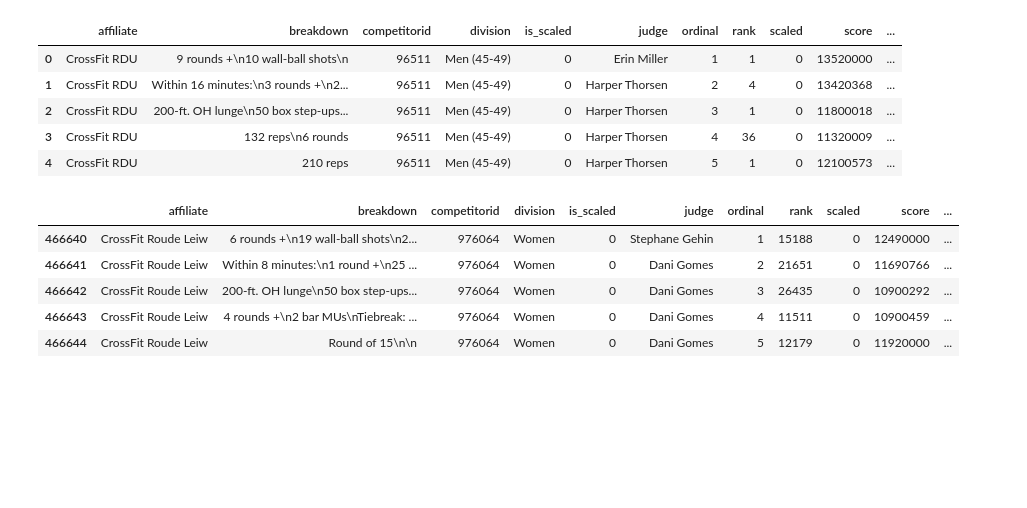
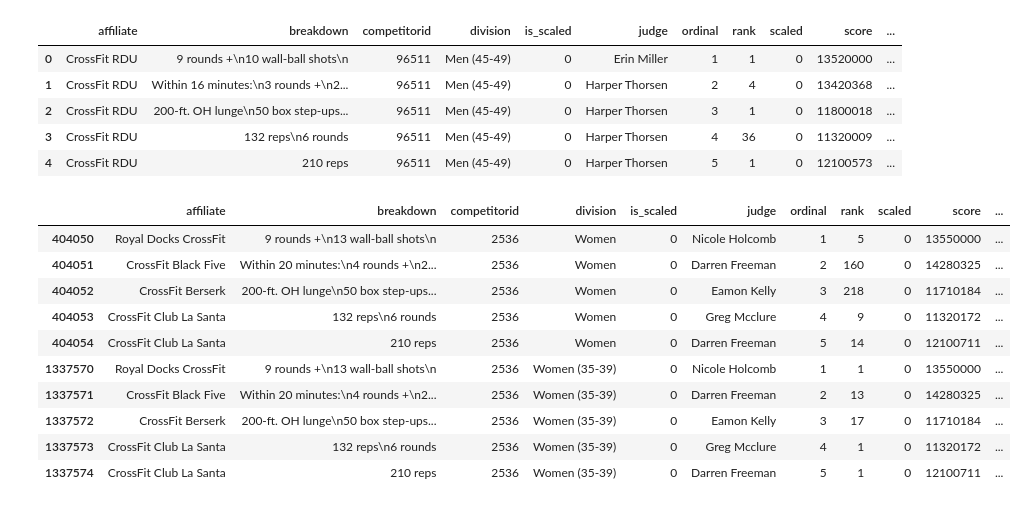
Before and after one commit to Pabsm94/DataScientist_Nanodegree_Udacity, a Jupyter notebook: [DS Nanodegree] - Project 1.ipynb, the cells around one changed output. Saved outputs shown, nothing was run; the diff lists cells and outputs as text; code cells hidden in the pictures; blank space fills up the shorter version.

```diff
--- a/[DS Nanodegree] - Project 1.ipynb
+++ b/[DS Nanodegree] - Project 1.ipynb
@@ -269,15 +291,25 @@ crossfit_open_scores_2019.head()
 | 2 | CrossFit RDU | 200-ft. OH lunge\n50 box step-ups... | 96511 | Men (45-49) | 0 | Harper Thorsen | 3 | 1 | 0 | 11800018 | ... |
 | 3 | CrossFit RDU | 132 reps\n6 rounds | 96511 | Men (45-49) | 0 | Harper Thorsen | 4 | 36 | 0 | 11320009 | ... |
 | 4 | CrossFit RDU | 210 reps | 96511 | Men (45-49) | 0 | Harper Thorsen | 5 | 1 | 0 | 12100573 | ... |
-# %%
-crossfit_open_scores_2019.loc[crossfit_open_scores_2019.competitorid==976064]
-# %% [output]
-|  | affiliate | breakdown | competitorid | division | is_scaled | judge | ordinal | rank | scaled | score | ... |
-| 466640 | CrossFit Roude Leiw | 6 rounds +\n19 wall-ball shots\n2... | 976064 | Women | 0 | Stephane Gehin | 1 | 15188 | 0 | 12490000 | ... |
-| 466641 | CrossFit Roude Leiw | Within 8 minutes:\n1 round +\n25 ... | 976064 | Women | 0 | Dani Gomes | 2 | 21651 | 0 | 11690766 | ... |
-| 466642 | CrossFit Roude Leiw | 200-ft. OH lunge\n50 box step-ups... | 976064 | Women | 0 | Dani Gomes | 3 | 26435 | 0 | 10900292 | ... |
-| 466643 | CrossFit Roude Leiw | 4 rounds +\n2 bar MUs\nTiebreak: ... | 976064 | Women | 0 | Dani Gomes | 4 | 11511 | 0 | 10900459 | ... |
-| 466644 | CrossFit Roude Leiw | Round of 15\n\n | 976064 | Women | 0 | Dani Gomes | 5 | 12179 | 0 | 11920000 | ... |
+# %%
+labels_binning = ['top_10','top_100','top_1000','top_10000','top_100000','top_200000']
+no_bins = [0,10,100,1000,10000,100000,200000]
+df_encoded_2 = crossfit_open_scores_2019.copy()
+df_encoded_2['wod_rank'] = pd.cut(df_encoded_2['rank'], bins=no_bins, labels=labels_binning)
+# %%
+df_encoded_2.loc[df_encoded_2.competitorid==2536]
+# %% [output]
+|  | affiliate | breakdown | competitorid | division | is_scaled | judge | ordinal | rank | scaled | score | ... |
+| 404050 | Royal Docks CrossFit | 9 rounds +\n13 wall-ball shots\n | 2536 | Women | 0 | Nicole Holcomb | 1 | 5 | 0 | 13550000 | ... |
+| 404051 | CrossFit Black Five | Within 20 minutes:\n4 rounds +\n2... | 2536 | Women | 0 | Darren Freeman | 2 | 160 | 0 | 14280325 | ... |
+| 404052 | CrossFit Berserk | 200-ft. OH lunge\n50 box step-ups... | 2536 | Women | 0 | Eamon Kelly | 3 | 218 | 0 | 11710184 | ... |
+| 404053 | CrossFit Club La Santa | 132 reps\n6 rounds | 2536 | Women | 0 | Greg Mcclure | 4 | 9 | 0 | 11320172 | ... |
+| 404054 | CrossFit Club La Santa | 210 reps | 2536 | Women | 0 | Darren Freeman | 5 | 14 | 0 | 12100711 | ... |
+| 1337570 | Royal Docks CrossFit | 9 rounds +\n13 wall-ball shots\n | 2536 | Women (35-39) | 0 | Nicole Holcomb | 1 | 1 | 0 | 13550000 | ... |
+| 1337571 | CrossFit Black Five | Within 20 minutes:\n4 rounds +\n2... | 2536 | Women (35-39) | 0 | Darren Freeman | 2 | 13 | 0 | 14280325 | ... |
+| 1337572 | CrossFit Berserk | 200-ft. OH lunge\n50 box step-ups... | 2536 | Women (35-39) | 0 | Eamon Kelly | 3 | 17 | 0 | 11710184 | ... |
+| 1337573 | CrossFit Club La Santa | 132 reps\n6 rounds | 2536 | Women (35-39) | 0 | Greg Mcclure | 4 | 1 | 0 | 11320172 | ... |
+| 1337574 | CrossFit Club La Santa | 210 reps | 2536 | Women (35-39) | 0 | Darren Freeman | 5 | 1 | 0 | 12100711 | ... |
 # %%
 def join_df(left_df, right_df, on, how='inner', left_suffix='_left', right_suffix='_right'):
     return left_df.join(other=right_df, on=on, how=how, lsuffix=left_suffix, rsuffix=right_suffix)
```
Also changed, not shown: parts of 7 cells of this notebook.
